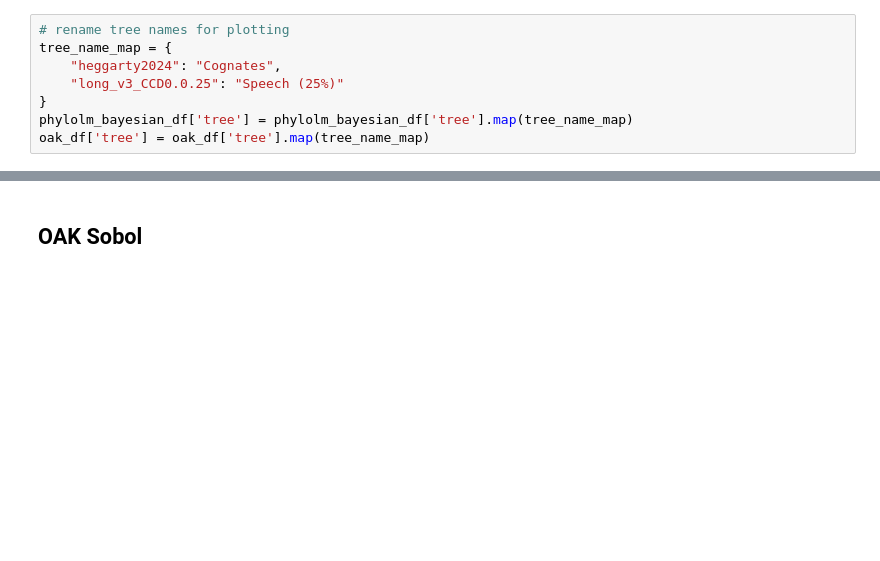
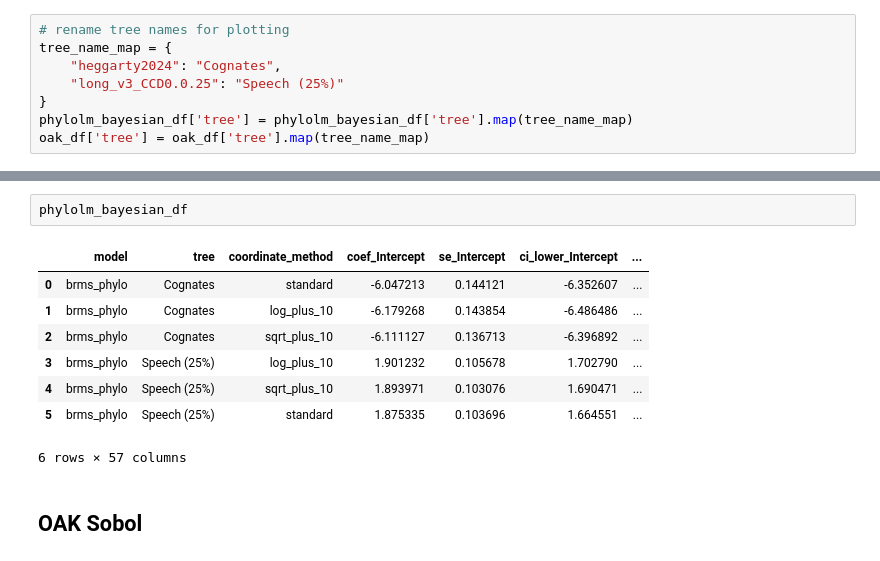
Before and after one commit to harrisonzhu508/orthogonal-additive-gaussian-processes, a Jupyter notebook: speech_phylo/final_plots.ipynb, the cells around one changed output, grey strips where cells are left out. Drawn from its saved outputs; the diff is of its cells as text; blank space fills up the shorter version.

```diff
--- a/speech_phylo/final_plots.ipynb
+++ b/speech_phylo/final_plots.ipynb
@@ -375,3 +258,14 @@ plot_bayesian_normalized_effects_comparison(dir=dir, phylolm_df=phylolm_bayesian
+# %%
+phylolm_bayesian_df
+# %% [output]
+|  | model | tree | coordinate_method | coef_Intercept | se_Intercept | ci_lower_Intercept | ... |
+| 0 | brms_phylo | Cognates | standard | -6.047213 | 0.144121 | -6.352607 | ... |
+| 1 | brms_phylo | Cognates | log_plus_10 | -6.179268 | 0.143854 | -6.486486 | ... |
+| 2 | brms_phylo | Cognates | sqrt_plus_10 | -6.111127 | 0.136713 | -6.396892 | ... |
+| 3 | brms_phylo | Speech (25%) | log_plus_10 | 1.901232 | 0.105678 | 1.702790 | ... |
+| 4 | brms_phylo | Speech (25%) | sqrt_plus_10 | 1.893971 | 0.103076 | 1.690471 | ... |
+| 5 | brms_phylo | Speech (25%) | standard | 1.875335 | 0.103696 | 1.664551 | ... |
+6 rows × 57 columns
 # %% [markdown]
 ## OAK Sobol
 # %%
```
Also changed, not shown: parts of 29 cells of this notebook, 14 other files.
